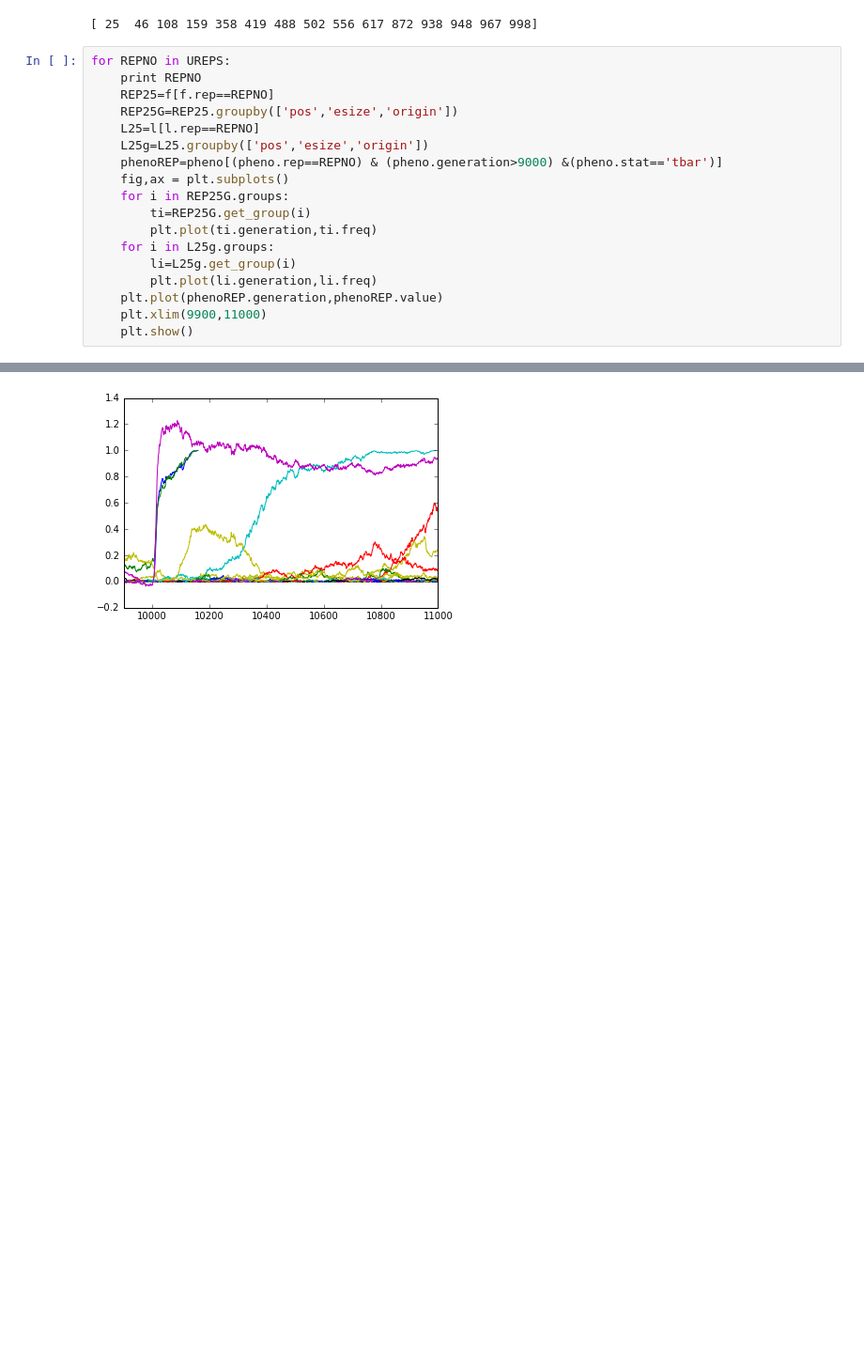
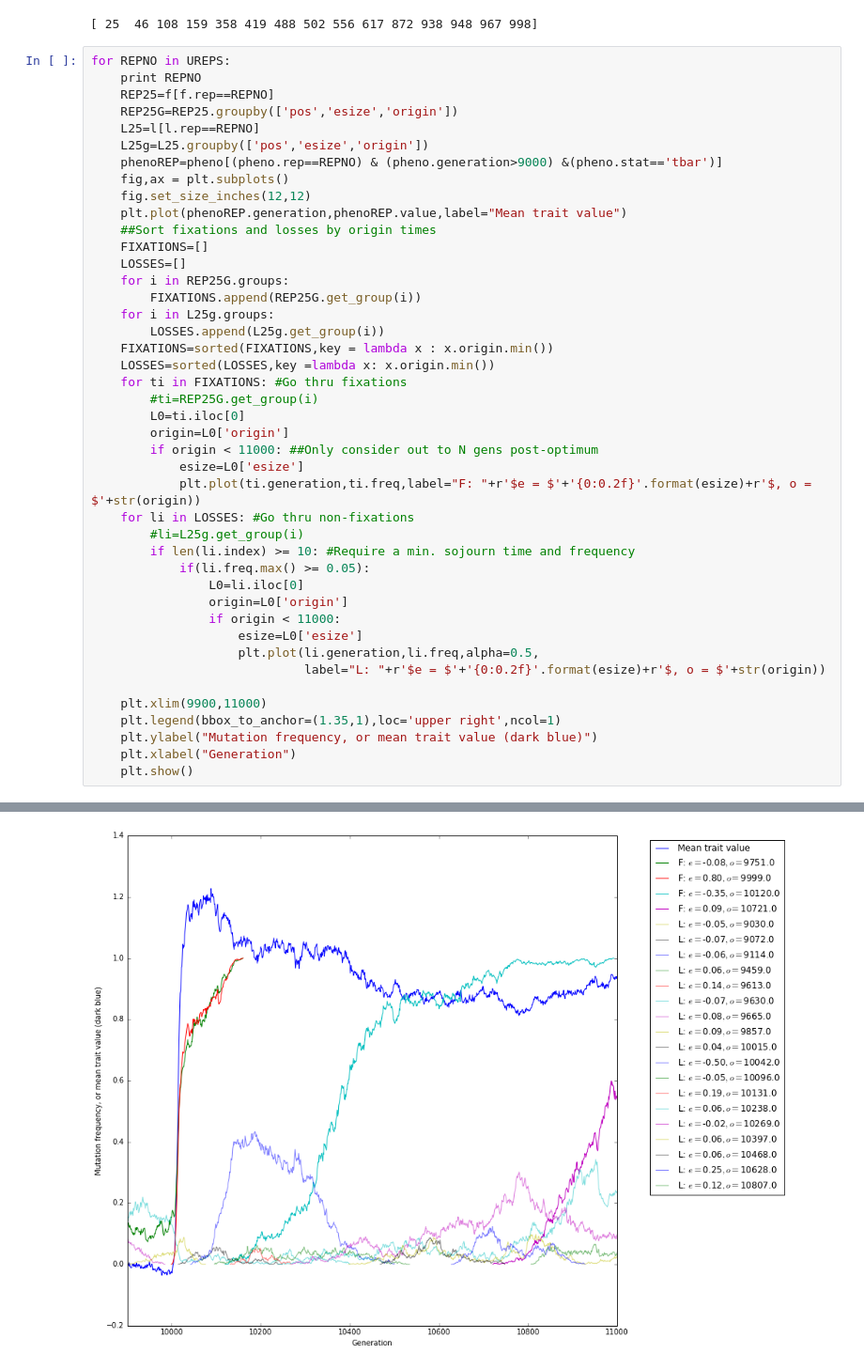
Before and after one commit to molpopgen/qtrait_paper, a Jupyter notebook: BoGPoster/WeirdReplicates.ipynb, the cells around one changed output, grey strips where cells are left out. Shown at 94% size. Saved outputs shown, nothing was run; the diff lists cells and outputs as text; blank space fills up the shorter version.

Commit message:
made the plots nicer--reps are no longer weird, but just sligthly more extreme than the typical.

```diff
--- a/BoGPoster/WeirdReplicates.ipynb
+++ b/BoGPoster/WeirdReplicates.ipynb
@@ -41,22 +41,47 @@ print UREPS
 # %%
 for REPNO in UREPS:
     print REPNO
     REP25=f[f.rep==REPNO]
     REP25G=REP25.groupby(['pos','esize','origin'])
     L25=l[l.rep==REPNO]
     L25g=L25.groupby(['pos','esize','origin'])
     phenoREP=pheno[(pheno.rep==REPNO) & (pheno.generation>9000) &(pheno.stat=='tbar')]
     fig,ax = plt.subplots()
+    fig.set_size_inches(12,12)
+    plt.plot(phenoREP.generation,phenoREP.value,label="Mean trait value")
+    ##Sort fixations and losses by origin times
+    FIXATIONS=[]
+    LOSSES=[]
     for i in REP25G.groups:
-        ti=REP25G.get_group(i)
-        plt.plot(ti.generation,ti.freq)
+        FIXATIONS.append(REP25G.get_group(i))
     for i in L25g.groups:
-        li=L25g.get_group(i)
-        plt.plot(li.generation,li.freq)
-    plt.plot(phenoREP.generation,phenoREP.value)
+        LOSSES.append(L25g.get_group(i))
+    FIXATIONS=sorted(FIXATIONS,key = lambda x : x.origin.min())
+    LOSSES=sorted(LOSSES,key =lambda x: x.origin.min())
+    for ti in FIXATIONS: #Go thru fixations
+        #ti=REP25G.get_group(i)
+        L0=ti.iloc[0]
+        origin=L0['origin']
+        if origin < 11000: ##Only consider out to N gens post-optimum
+            esize=L0['esize']
+            plt.plot(ti.generation,ti.freq,label="F: "+r'$e = $'+'{0:0.2f}'.format(esize)+r'$, o = $'+str(origin))
+    for li in LOSSES: #Go thru non-fixations
+        #li=L25g.get_group(i)
+        if len(li.index) >= 10: #Require a min. sojourn time and frequency
+            if(li.freq.max() >= 0.05):
+                L0=li.iloc[0]
+                origin=L0['origin']
+                if origin < 11000:
+                    esize=L0['esize']
+                    plt.plot(li.generation,li.freq,alpha=0.5,
+                             label="L: "+r'$e = $'+'{0:0.2f}'.format(esize)+r'$, o = $'+str(origin))
+
     plt.xlim(9900,11000)
+    plt.legend(bbox_to_anchor=(1.35,1),loc='upper right',ncol=1)
+    plt.ylabel("Mutation frequency, or mean trait value (dark blue)")
+    plt.xlabel("Generation")
     plt.show()
 # %% [output]
 25
-[figure, old version]
+[figure, new version]
 46
```
Also changed, not shown: parts of 1 cell of this notebook.
